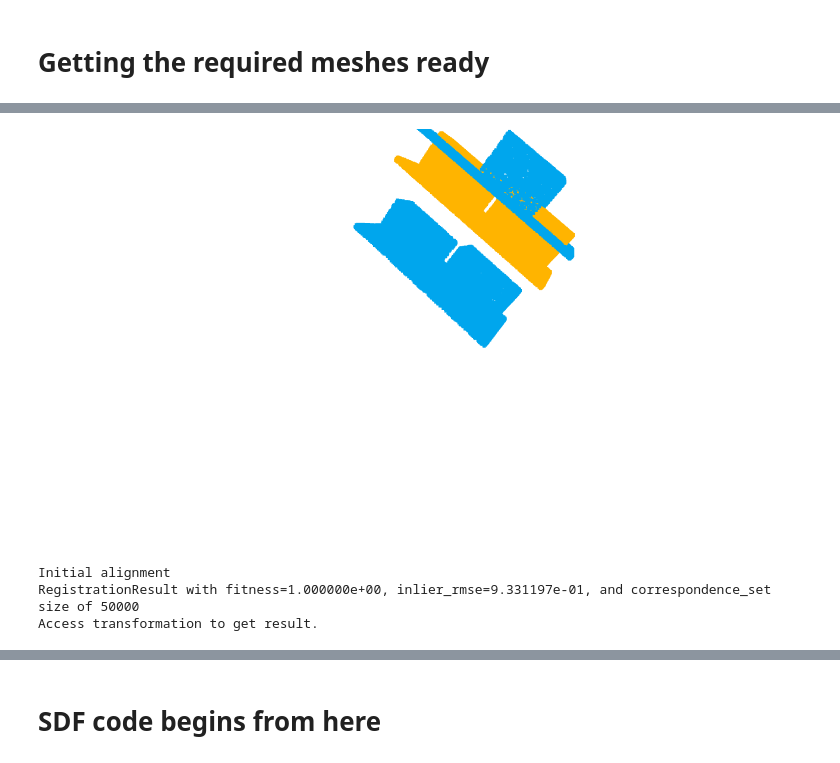
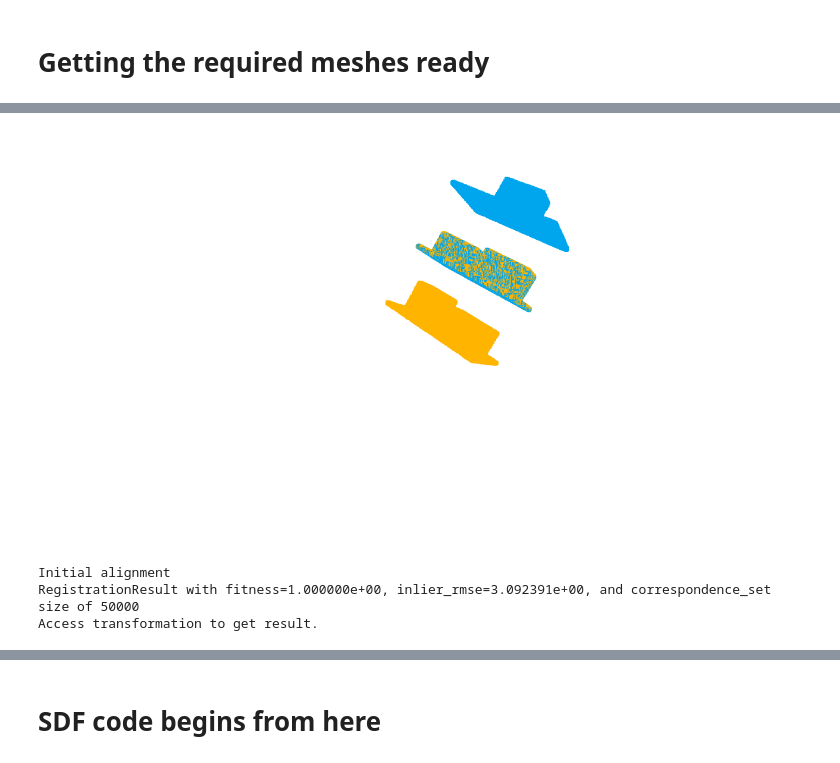
Before and after one commit to ShashwatNigam99/Layout_To_3D, a Jupyter notebook: SDF.ipynb, the cells around one changed output, grey strips where cells are left out. Cells and saved outputs as stored; diff of their text form; code cells hidden in the pictures.

```diff
--- a/SDF.ipynb
+++ b/SDF.ipynb
@@ -85,14 +87,14 @@ check
 # %%
 source = mesh_0.sample_points_uniformly(number_of_points=50000)
 target = mesh_1.sample_points_uniformly(number_of_points=50000)
 threshold = 10
 trans_init = np.asarray([[1, 0, 0, 0.],
-                         [0, 1, 0, 1],
+                         [0, 1, 0, 0],
                          [0, 0., 1, 0], [0.0, 0.0, 0.0, 1.0]])
 draw_registration_result(source, target, trans_init)
 # o3d.visualization.draw_geometries([source, target])
 # %% [output]
-[figure, old version]
+[figure, new version]
 # %%
 print("Initial alignment")
 evaluation = o3d.pipelines.registration.evaluate_registration(
@@ -100,7 +102,7 @@ evaluation = o3d.pipelines.registration.evaluate_registration(
 print(evaluation)
 # %% [output]
 Initial alignment
-RegistrationResult with fitness=1.000000e+00, inlier_rmse=9.331197e-01, and correspondence_set size of 50000
+RegistrationResult with fitness=1.000000e+00, inlier_rmse=3.092391e+00, and correspondence_set size of 50000
 Access transformation to get result.
 # %%
 print("Apply point-to-point ICP")
```
Also changed, not shown: parts of 4 cells of this notebook.
